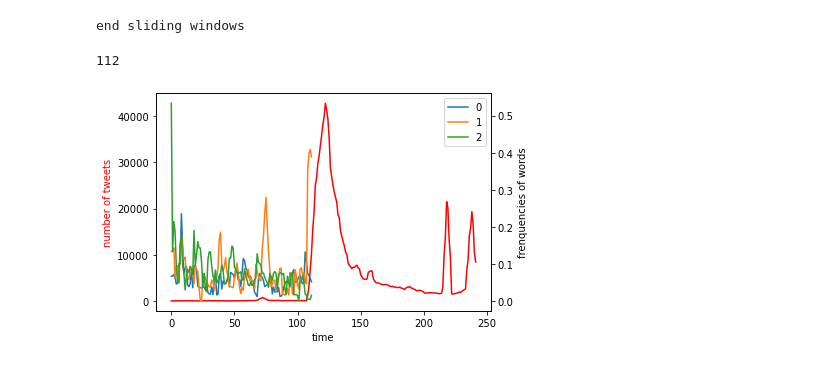
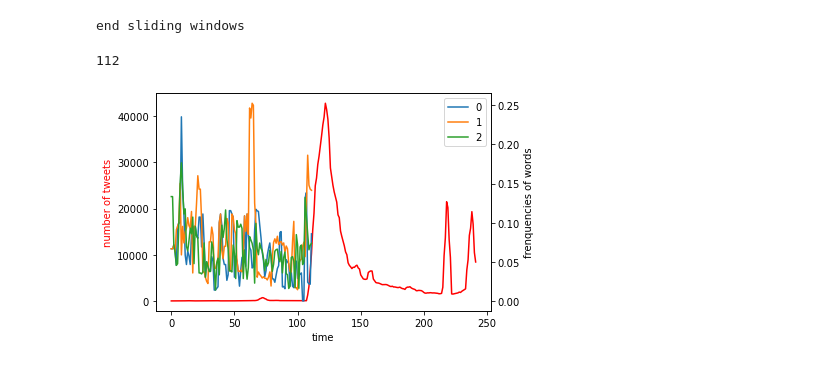
Before and after one commit to Isyohan/WeakSignalsBLM, a Jupyter notebook: BLM_Clustering.ipynb, the cells around one changed output. Cells and saved outputs as stored; diff of their text form; code cells hidden in the pictures.

```diff
--- a/BLM_Clustering.ipynb
+++ b/BLM_Clustering.ipynb
@@ -509,19 +508,0 @@ arr_centroids_words[ind_max,cluster_max_distance]
-# %%
-black=[]
-word='justice'
-word_list=[]
-for i in range(len(list_freq)):
-    black.append(list_freq[i]['black'])
-
-    try:
-         word_list.append(list_freq[i][word])
-    except KeyError:
-         word_list.append(0)
-
-
-plt.plot(range(len(list_freq)),black,label='black')
-
-plt.plot(range(len(list_freq)),word_list,label=word)
-
-plt.legend(loc="upper right")
-plt.show()
@@ -548,7 +527,7 @@ for list in arr_centroids_words[-1,top_n_ind(counting,3)]:
 
 
 words_list=[]
-n_clust=NUM_CLUSTERS//3
+n_clust=NUM_CLUSTERS
 for j in range(n_clust):
     word_list=[]
     for i in range(len(arr_centroids_words[:,0])):
@@ -558,44 +537,37 @@ for j in range(n_clust):
 
 
 freq_per_cluster_list=[]
 for j in range(n_clust):
     temp=[]
     for i in range(len(list_freq)):
         try:
             temp.append(list_freq[i][words_list[j][i]])
         except KeyError:
             temp.append(0)
     freq_per_cluster_list.append(temp)
 
 print(len(freq_per_cluster_list[0]))
 
 
 
 fig, axe1_X = plt.subplots()
 axe2_X = axe1_X.twinx()
 color1='red'
 color2='blue'
 axe1_X.plot(range(len(L)), n_tweets, color1)
 axe1_X.set_xlabel('time')
 axe1_X.set_ylabel('number of tweets', color=color1)
-if False:
-    for word in l_words :
-        word_list=[]
-        for i in range(len(list_freq)):
-            try:
-                word_list.append(list_freq[i][word])
-            except KeyError:
-                word_list.append(0)
-        axe2_X.plot(range(len(list_freq)),word_list,label=word)
-for j in range(n_clust):
+
+n_clust_plot=3
+for j in range(n_clust_plot):
     axe2_X.plot(range(len(list_freq)),freq_per_cluster_list[j],label=str(j))
 
 axe2_X.set_ylabel('frenquencies of words')
 plt.legend(loc="upper right")
 plt.show()
 # %% [output]
 112
-[figure, old version]
+[figure, new version]
 # %%
 def max_freq_in_time(freq_list,word):
     s=0
```
Also changed, not shown: parts of 12 cells of this notebook, 2 other files.
